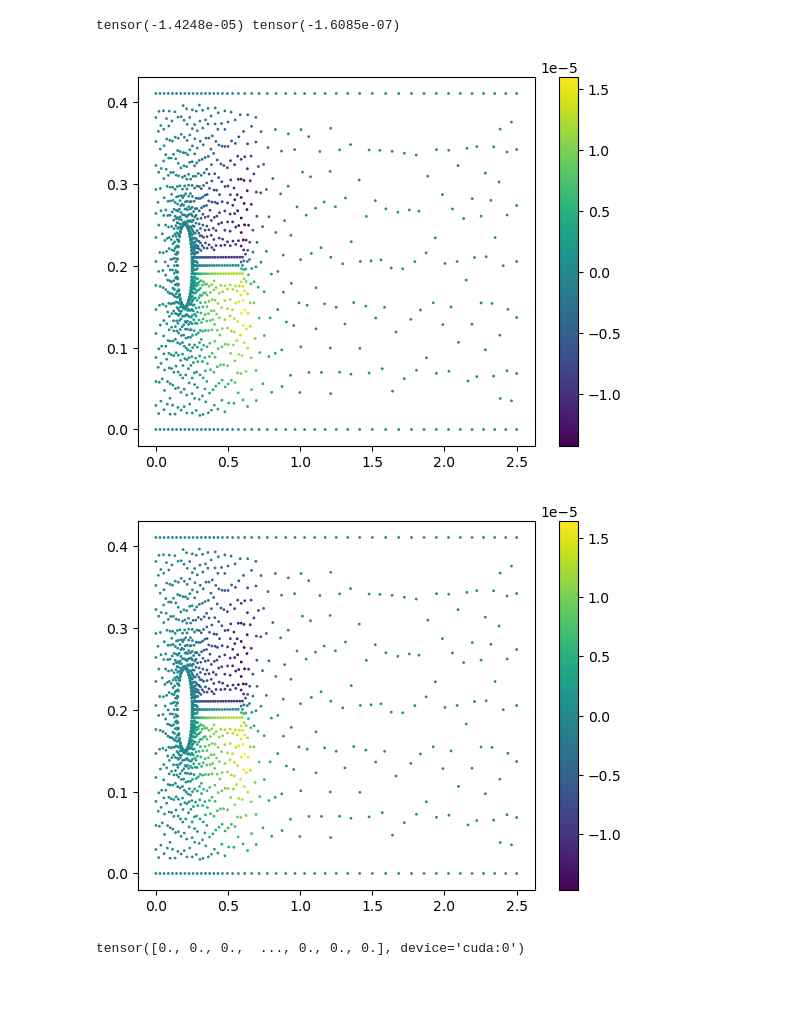
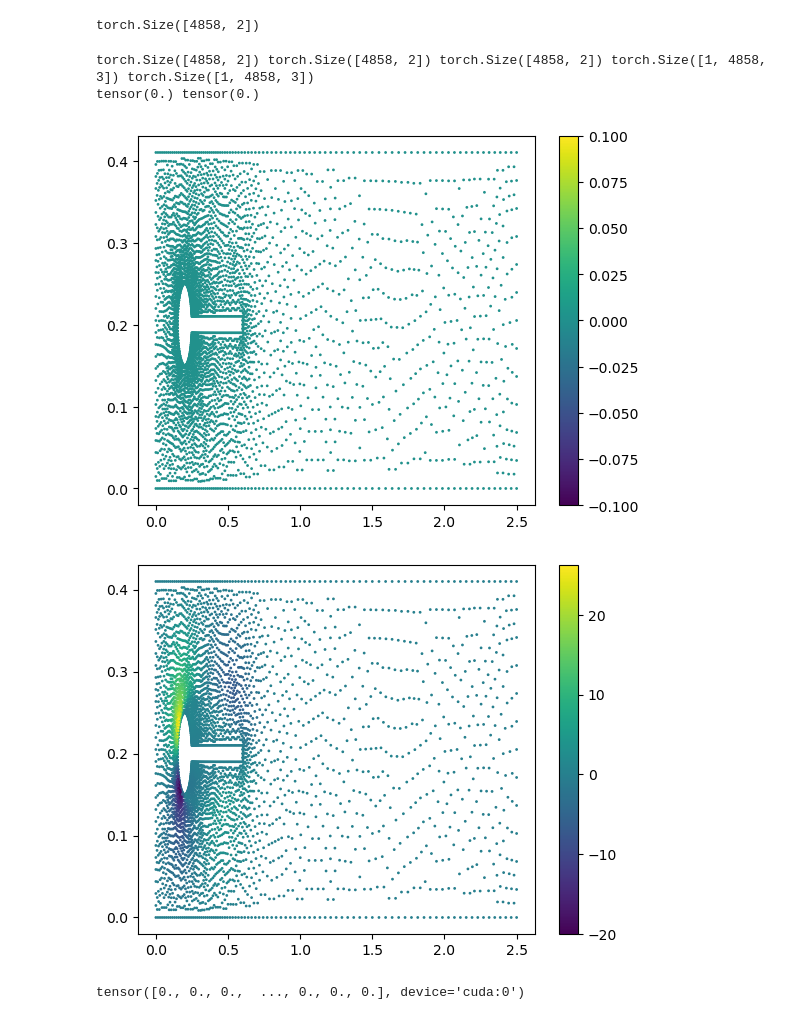
Before and after one commit to ashiq24/CoDA-NO, a Jupyter notebook: intial_model_testing.ipynb, the cells around one changed output. Saved outputs shown, nothing was run; the diff lists cells and outputs as text; code cells hidden in the pictures; blank space fills up the shorter version.

Commit message:
new dataset working

```diff
--- a/intial_model_testing.ipynb
+++ b/intial_model_testing.ipynb
@@ -15,2 +11,4 @@ mesh = np.loadtxt('../Data/test_data/mesh.csv', delimiter=',')
 # %%
 params = YParams('./config/ssl_ns_elastic.yaml', 'codano_test', print_params=False)
+# %%
+mesh = get_mesh(params.input_mesh_location)
@@ -17,6 +19,6 @@ params = YParams('./config/ssl_ns_elastic.yaml', 'codano_test', print_params=Fal
 # %%
 print(list(params.equation_dict.keys()))
-dataset = NsElasticDataset(params.data_location, equation=list(params.equation_dict.keys()))
+dataset = NsElasticDataset(params.data_location, equation=list(params.equation_dict.keys()), mesh_location=params.input_mesh_location)
 params.dt = 100
 train, test = dataset.get_dataloader(params.mu_list, params.dt, ntrain=params.get(
         'ntrain'), ntest=params.get('ntest'), sample_per_inlet=params.sample_per_inlet)
@@ -33,22 +43,26 @@ RuntimeError: Sizes of tensors must match except in dimension 1. Expected size 4
 # %%
 mesh = torch.from_numpy(mesh).float()
+print(mesh.shape)
+# %% [output]
+torch.Size([4858, 2])
 # %%
-for data in test:
+for data in train:
     x, y = data['x'], data['y']
     dx_mesh = data['d_grid_x'][0]
     dy_mesh = data['d_grid_y'][0]
-    #print(mesh.shape, dx_mesh.shape, dy_mesh.shape, x.shape,y.shape)
+    print(mesh.shape, dx_mesh.shape, dy_mesh.shape, x.shape,y.shape)
     print(torch.min(dx_mesh[:,0]), torch.min(dx_mesh[:,1]))
-    plt.scatter(mesh[0,:]+dx_mesh[:,0], mesh[1:]+dx_mesh[:,1],c=dx_mesh[:,0], cmap='viridis', s=1.0)
+    plt.scatter(mesh[:,0]+dx_mesh[:,0], mesh[:,1]+dx_mesh[:,1],c=dx_mesh[:,0], cmap='viridis', s=1.0)
     plt.colorbar()
     plt.show()
-    plt.scatter(mesh[0,:]+dy_mesh[:,0], mesh[1:]+dy_mesh[:,1],c=y[0,:,-2], cmap='viridis', s=1.0)
+    plt.scatter(mesh[:,0]+dy_mesh[:,0], mesh[:,1]+dy_mesh[:,1],c=y[0,:,-2], cmap='viridis', s=1.0)
     plt.colorbar()
     plt.show()
 # %% [output]
-tensor(-1.4248e-05) tensor(-1.6085e-07)
+torch.Size([4858, 2]) torch.Size([4858, 2]) torch.Size([4858, 2]) torch.Size([1, 4858, 3]) torch.Size([1, 4858, 3])
+tensor(0.) tensor(0.)
-[figure, old version]
+[figure, new version]
-[figure, old version]
+[figure, new version]
 # %%
 _, mask = masker((1317, 7),max_block=0.7, drop_pix=0.3,\
                  channel_aug_rate = 0.8, channel_drop_rate = 0.4, device='cuda', min_block=10, max_blocks=100 )
```
Also changed, not shown: parts of 6 cells of this notebook, 6 other files.
